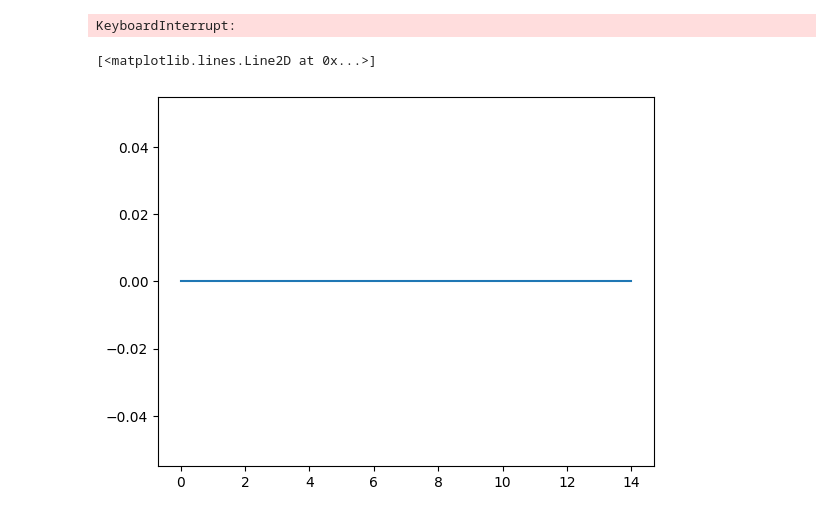
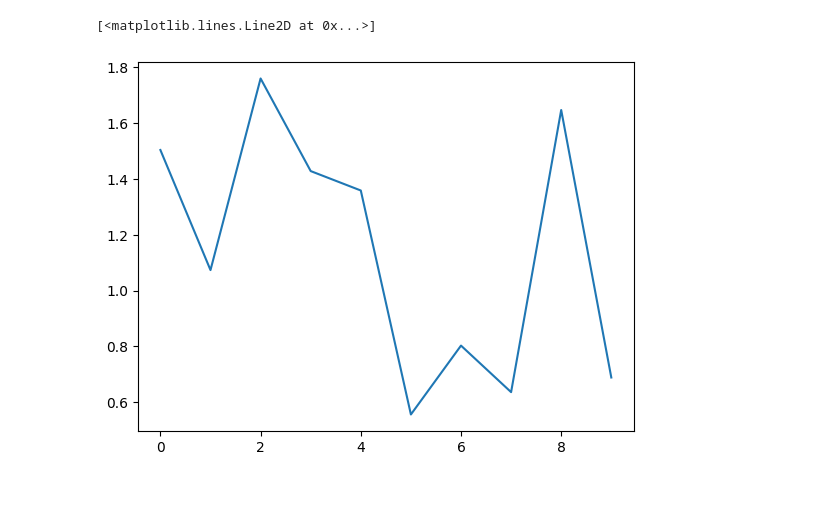
Before and after one commit to JoseMorales7/SyntheticImageDetection, a Jupyter notebook: ResNetTest.ipynb, the cells around one changed output. Drawn from its saved outputs; the diff is of its cells as text; code cells hidden in the pictures.

```diff
--- a/ResNetTest.ipynb
+++ b/ResNetTest.ipynb
@@ -56,7 +56,7 @@ batch_size = 16
 transform = transforms.Compose([transforms.ToTensor(),
                                 transforms.RandomResizedCrop(size=(model_image_size, model_image_size), antialias=True),
                                 transforms.Normalize((0.5, 0.5, 0.5), (0.5, 0.5, 0.5))])
-trainDataLoader, validDataLoader, testDataLoader = ImageData.getImagesDataloaders("./ArtiFact/", transforms = transform, batchSize=batch_size)
+trainDataLoader, validDataLoader, testDataLoader = ImageData.getImagesDataloaders("../ArtiFact/", transforms = transform, batchSize=batch_size)
 # %%
 dataset = trainDataLoader.dataset
 # %%
@@ -63,0 +66,2 @@ from torch.utils.data import Subset, DataLoader
+# %%
+trainIdxs, _ = train_test_split(range(len(dataset.imagePaths)), train_size=110)
@@ -78,13 +91,12 @@ def evaluate_on_data(model, dataloader, dirty: bool = False):
             label = label.to(device)
             image = image.to(device)
             outputs = model(image)
+            if dirty:
+                label = torch.where(label > 1, torch.tensor(1, dtype = torch.int32).to(device), label)
+
+
             loss = criterion(outputs, label)
             total_loss += loss.item()
-
-            if dirty:
-                outputs = torch.where(outputs > 1, torch.tensor(1, dtype = torch.int32), outputs)
-
-
             argMax = torch.argmax(outputs, 1)
             for i in range(len(label)):
                 if label[i] == argMax[i]:
@@ -96,11 +108,10 @@ def evaluate_on_data(model, dataloader, dirty: bool = False):
 
     return total_loss / len(dataloader), num_correct / num_samples
 # %%
-num_epochs = 15
+num_epochs = 10
 count = 0
 valid_loss_array = np.zeros(num_epochs)
 valid_acc_array = np.zeros(num_epochs)
-valid_loss_dirty_array = np.zeros(num_epochs)
 valid_acc_dirty_array = np.zeros(num_epochs)
 
 train_loss_array = np.zeros(num_epochs)
@@ -108,7 +119,7 @@ for epoch in range(num_epochs):
     batch_count = 0
     for data in tqdm(trainDataLoader, desc="Training: "):
 
-        image, label= data
+        image, label = data
 
         label = label.to(device)
         image = image.to(device)
@@ -120,19 +131,20 @@ for epoch in range(num_epochs):
         optimizer.step()
 
         count += 1
+        # print(loss)
 
 
     valid_loss, valid_acc = evaluate_on_data(model, validDataLoader)
-    valid_loss_dirty, valid_acc_dirty = evaluate_on_data(model, validDataLoader, dirty=True)
+    _, valid_acc_dirty = evaluate_on_data(model, validDataLoader, dirty=True)
 
-    print(f'Epoch [{epoch+1}/{num_epochs}], Training Loss: {loss.item():.4f}, Valid Loss: {valid_loss}, Valid ACC: {valid_acc}, Dirty Valid Loss: {valid_loss_dirty}, Dirty Valid ACC: {valid_acc_dirty}')
+    print(f'Epoch [{epoch+1}/{num_epochs}], Training Loss: {loss.item():.4f}, Valid Loss: {valid_loss}, Valid ACC: {valid_acc}, Dirty Valid ACC: {valid_acc_dirty}')
     valid_loss_array[epoch] = valid_loss
     train_loss_array[epoch] = loss.item()
     valid_acc_array[epoch] = valid_acc
-    valid_loss_dirty_array[epoch] = valid_loss
     valid_acc_dirty_array[epoch] = valid_acc
+
+#9:53:40
+#9:55:28
-# %% [output]
-KeyboardInterrupt:
 # %%
 with open(model_name + '_valid_loss.npy', 'wb') as f:
     np.save(f, valid_loss_array)
@@ -151,7 +160,7 @@ with open(model_name + '_train.npy', 'wb') as f:
 # %%
 import matplotlib.pyplot as plt
 # %%
-plt.plot(valid_loss_array)
+plt.plot(train_loss_array)
 # %% [output]
 [<matplotlib.lines.Line2D at 0x...>]
-[figure, old version]
+[figure, new version]
```
Also changed, not shown: parts of 8 cells of this notebook.
